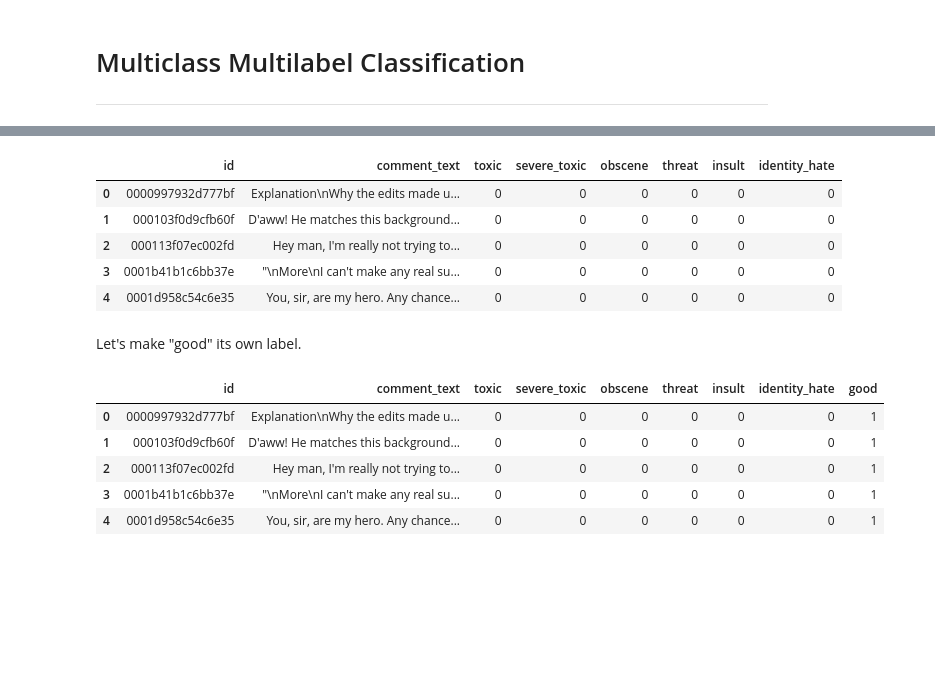
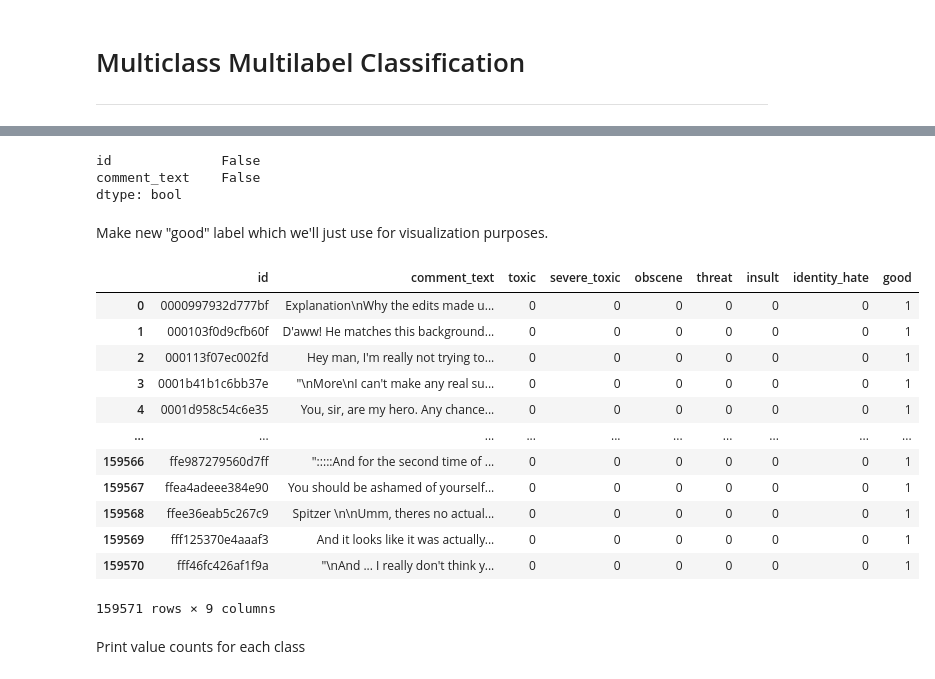
Before and after one commit to marabian/toxic-comment-classification, a Jupyter notebook: toxic-comment-classification.ipynb, the cells around one changed output, grey strips where cells are left out. Saved outputs shown, nothing was run; the diff lists cells and outputs as text; code cells hidden in the pictures; blank space fills up the shorter version.

```diff
--- a/toxic-comment-classification.ipynb
+++ b/toxic-comment-classification.ipynb
@@ -1146,0 +1166,5 @@ Then we will build a multi-output recurrent neural network (LSTM). In this case,
+# %%
+path_to_data = "/content/drive/My Drive/machine learning/notebooks/data/jigsaw-toxic-comment-classification-challenge/"
+# %%
+train_df = pd.read_csv(path_to_data + "train.csv")
+train_df.head()
@@ -1146,0 +1205,8 @@ Then we will build a multi-output recurrent neural network (LSTM). In this case,
+# %%
+test_df.isnull().any()
+# %% [output]
+id              False
+comment_text    False
+dtype: bool
+# %% [markdown]
+Make new "good" label which we'll just use for visualization purposes.
@@ -1147,11 +1217,16 @@ Then we will build a multi-output recurrent neural network (LSTM). In this case,
 # %%
-train_df.head()
+train_df
 # %% [output]
-|  | id | comment_text | toxic | severe_toxic | obscene | threat | insult | identity_hate |
-| 0 | 0000997932d777bf | Explanation\nWhy the edits made u... | 0 | 0 | 0 | 0 | 0 | 0 |
-| 1 | 000103f0d9cfb60f | D'aww! He matches this background... | 0 | 0 | 0 | 0 | 0 | 0 |
-| 2 | 000113f07ec002fd | Hey man, I'm really not trying to... | 0 | 0 | 0 | 0 | 0 | 0 |
-| 3 | 0001b41b1c6bb37e | "\nMore\nI can't make any real su... | 0 | 0 | 0 | 0 | 0 | 0 |
-| 4 | 0001d958c54c6e35 | You, sir, are my hero. Any chance... | 0 | 0 | 0 | 0 | 0 | 0 |
+|  | id | comment_text | toxic | severe_toxic | obscene | threat | insult | identity_hate | good |
+| 0 | 0000997932d777bf | Explanation\nWhy the edits made u... | 0 | 0 | 0 | 0 | 0 | 0 | 1 |
+| 1 | 000103f0d9cfb60f | D'aww! He matches this background... | 0 | 0 | 0 | 0 | 0 | 0 | 1 |
+| 2 | 000113f07ec002fd | Hey man, I'm really not trying to... | 0 | 0 | 0 | 0 | 0 | 0 | 1 |
+| 3 | 0001b41b1c6bb37e | "\nMore\nI can't make any real su... | 0 | 0 | 0 | 0 | 0 | 0 | 1 |
+| 4 | 0001d958c54c6e35 | You, sir, are my hero. Any chance... | 0 | 0 | 0 | 0 | 0 | 0 | 1 |
+| ... | ... | ... | ... | ... | ... | ... | ... | ... | ... |
+| 159566 | ffe987279560d7ff | ":::::And for the second time of ... | 0 | 0 | 0 | 0 | 0 | 0 | 1 |
+| 159567 | ffea4adeee384e90 | You should be ashamed of yourself... | 0 | 0 | 0 | 0 | 0 | 0 | 1 |
+| 159568 | ffee36eab5c267c9 | Spitzer \n\nUmm, theres no actual... | 0 | 0 | 0 | 0 | 0 | 0 | 1 |
+| 159569 | fff125370e4aaaf3 | And it looks like it was actually... | 0 | 0 | 0 | 0 | 0 | 0 | 1 |
+| 159570 | fff46fc426af1f9a | "\nAnd ... I really don't think y... | 0 | 0 | 0 | 0 | 0 | 0 | 1 |
+159571 rows × 9 columns
-# %% [markdown]
-Let's make "good" its own label.
@@ -1161,9 +1233,2 @@ train_df['good'] = train_df[labels].eq(0).all(1).astype(int)
-# %%
-train_df.head()
-# %% [output]
-|  | id | comment_text | toxic | severe_toxic | obscene | threat | insult | identity_hate | good |
-| 0 | 0000997932d777bf | Explanation\nWhy the edits made u... | 0 | 0 | 0 | 0 | 0 | 0 | 1 |
-| 1 | 000103f0d9cfb60f | D'aww! He matches this background... | 0 | 0 | 0 | 0 | 0 | 0 | 1 |
-| 2 | 000113f07ec002fd | Hey man, I'm really not trying to... | 0 | 0 | 0 | 0 | 0 | 0 | 1 |
-| 3 | 0001b41b1c6bb37e | "\nMore\nI can't make any real su... | 0 | 0 | 0 | 0 | 0 | 0 | 1 |
-| 4 | 0001d958c54c6e35 | You, sir, are my hero. Any chance... | 0 | 0 | 0 | 0 | 0 | 0 | 1 |
+# %% [markdown]
+Print value counts for each class
```
Also changed, not shown: parts of 26 cells of this notebook.
